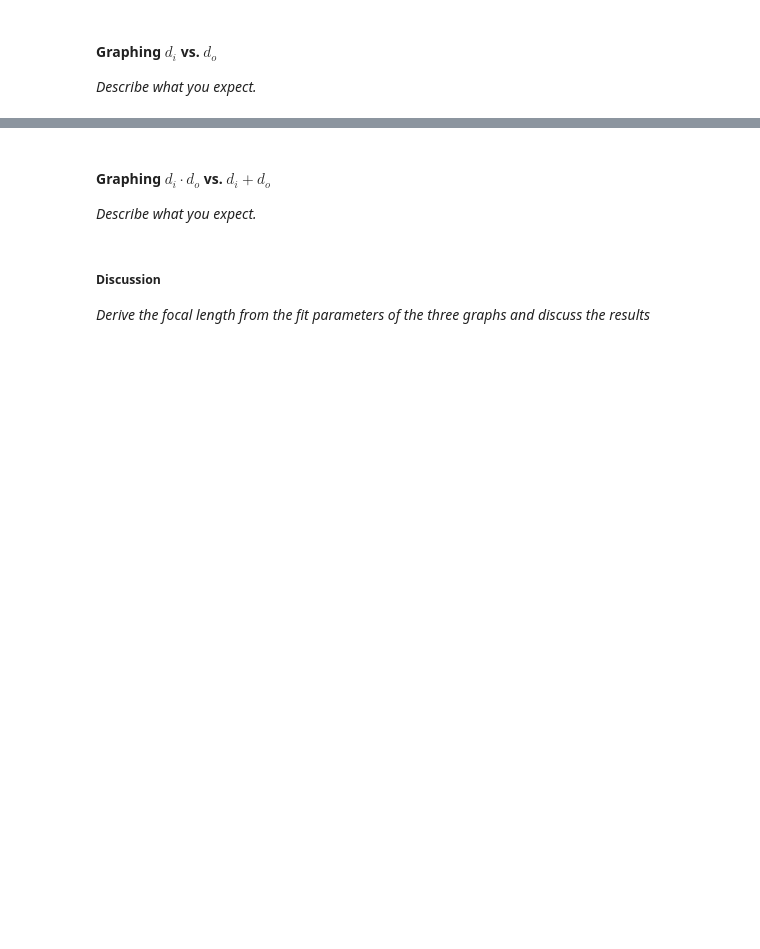
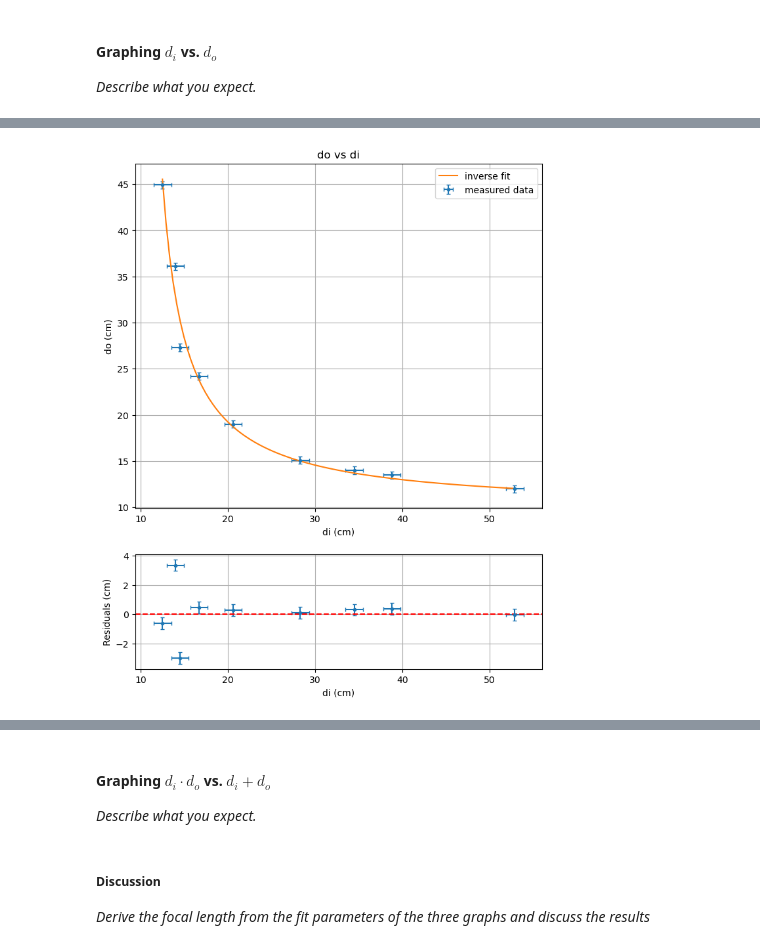
Before and after one commit to jullanggit/lab, a Jupyter notebook: Physics Lab/L4 Lenses/lenses.ipynb, the cells around one changed output, grey strips where cells are left out. Saved outputs shown, nothing was run; the diff lists cells and outputs as text; code cells hidden in the pictures; blank space fills up the shorter version.

```diff
--- a/Physics Lab/L4 Lenses/lenses.ipynb
+++ b/Physics Lab/L4 Lenses/lenses.ipynb
@@ -8,4 +13,19 @@
 
 *Describe what you expect.*
 # %%
+import numpy as np
+
 # add code to define arrays with data
+#xo = np.array([8.8, 14.6, 12.2, 10, 30.7, 17.7, 13.9, 9, 35, 39, 11, 74.2])
+#xl = np.array([33, 29.7, 39.5, 23.5, 42.7, 55.8, 50, 79.9, 79.9, 58, 25, 110.7])
+#xi = np.array([49.7, 58, 54, 62.3, 95.6, 58.5, 64, 91.5, 92.4, 78.6, 59.5, 121.3])
+xo = np.array([8.8, 14.6, 12.2, 10, 30.7, 13.9, 35, 39, 11])
+xl = np.array([33, 29.7, 39.5, 23.5, 42.7, 50, 79.9, 58, 25])
+xi = np.array([49.7, 58, 54, 62.3, 95.6, 64, 92.4, 78.6, 59.5])
+
+di = xi - xl
+print(di)
+do = xl - xo
+
+ddi = 2 * 0.5
+ddo = 2 * 0.2
@@ -12,2 +34,68 @@
 # %%
-# add code for plotting and fitting here (with residual plot)
+import matplotlib.pyplot as plt
+from scipy.optimize import curve_fit
+
+
+def model(x, f):
+    return 1/(1/f - 1/x)
+
+
+# calculate linear fit parameters and their uncertainties
+coeff, pcov = curve_fit(model, di, do)
+f_lin = coeff[0]
+df_lin = np.sqrt(np.diag(pcov))[0]
+
+# calculate do^2
+do_pred = model(di, f_lin)
+
+ss_res = np.sum((do - do_pred) ** 2)              # residual sum of squares
+ss_tot = np.sum((do - np.mean(do)) ** 2)          # total sum of squares
+
+r2 = 1 - (ss_res / ss_tot)
+
+print(f"r^2 = {r2:.4f}")
+
+from scipy import stats
+
+# number of data points and parameters
+n = len(do)
+p = 1  # f and R0
+
+# t-statistic for slope
+t_stat = f_lin / df_lin
+
+# degrees of freedom
+dof = n - p
+
+# two-sided p-value
+p_value = 2 * (1 - stats.t.cdf(abs(t_stat), dof))
+
+print(f"Focal length f = {f_lin:.4f} ± {df_lin:.4f}")
+print(f"t = {t_stat:.4f}")
+print(f"p-value = {p_value:.4e}")
+
+
+
+# calculate fitted values and residuals
+di_range = np.linspace(min(di), max(di), 100)
+do_fit = model(di_range, f_lin)
+
+res_lin = do - model(di, f_lin)
+
+# plot data, fit, and residuals
+fig, ax = plt.subplots(2, 1, figsize=(8, 10), gridspec_kw={'height_ratios': [3, 1]})
+ax1, ax2 = ax
+ax1.errorbar(di, do, xerr=ddi, yerr=ddo, fmt='.', capsize=2, label='measured data')
+ax1.plot(di_range, do_fit, label='inverse fit')
+ax1.set_title('do vs di')
+ax1.set_xlabel('di (cm)')
+ax1.set_ylabel('do (cm)')
+ax1.grid(True)
+ax1.legend()
+ax2.errorbar(di, res_lin, xerr=ddi, yerr=ddo, fmt='.', capsize=2)
+ax2.axhline(0, color='red', linestyle='--')
+ax2.set_xlabel('di (cm)')
+ax2.set_ylabel('Residuals (cm)')
+ax2.grid(True)
+plt.show()
+# %% [output]
@@ -14 +106,2 @@
+[figure, added]
 # %% [markdown]
```
Also changed, not shown: parts of 4 cells of this notebook.
